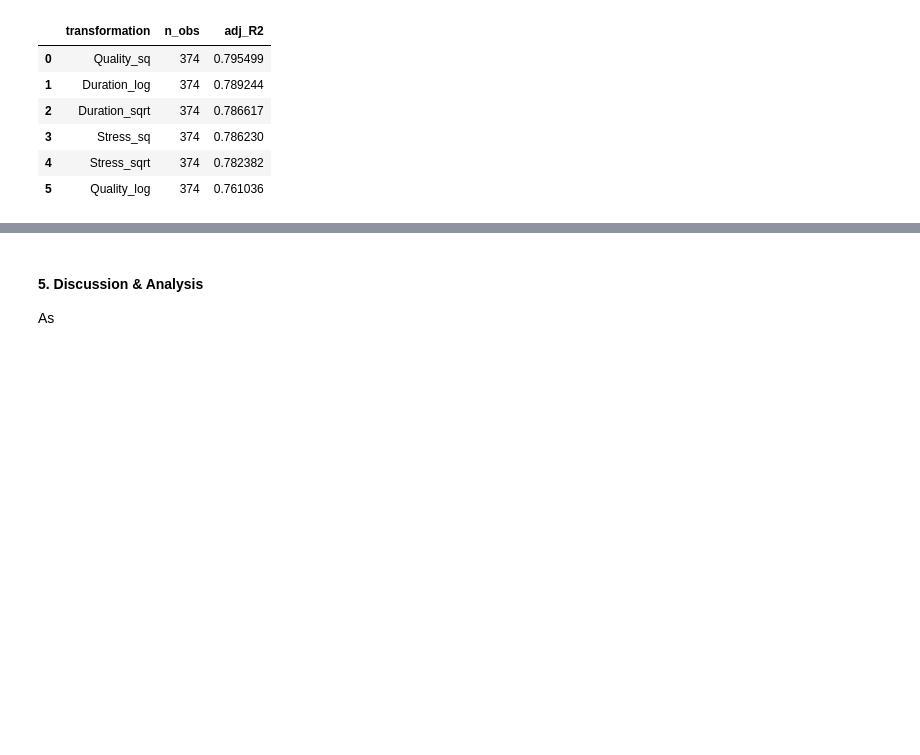
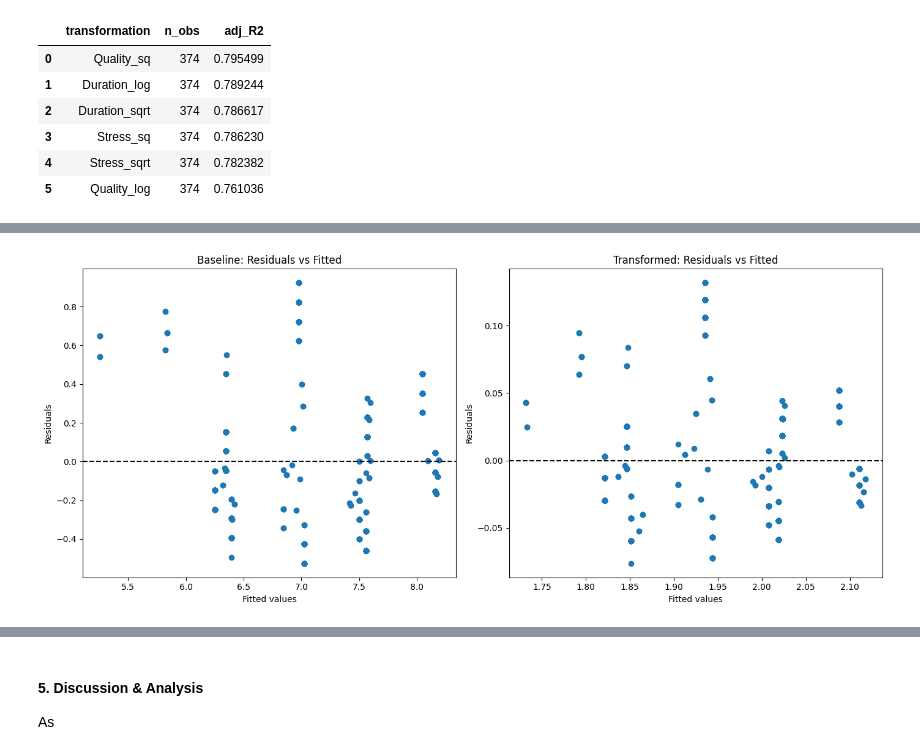
Before and after one commit to RaihanArvi/Math_360_Assignment_3, a Jupyter notebook: assignment3.ipynb, the cells around one changed output, grey strips where cells are left out. Drawn from its saved outputs; the diff is of its cells as text; code cells hidden in the pictures; blank space fills up the shorter version.

```diff
--- a/assignment3.ipynb
+++ b/assignment3.ipynb
@@ -102,0 +87,9 @@ strong multicollinearity or other numerical problems.
+# %%
+# baseline model
+X_baseline = sm.add_constant(df[["Physical_Activity","Stress","Quality"]])
+Y_baseline = df["Duration"]
+
+model_baseline = sm.OLS(Y_baseline, X_baseline).fit()
+print("Baseline Model:")
+print(model_baseline.summary())
+print(f"Adjusted R^2 (baseline): {model_baseline.rsquared_adj:.5f}")
@@ -192,0 +206,14 @@ Adjusted R^2: 0.79715
+# %%
+# transformed model
+
+df["Stress_sq"] = df["Stress"]**2
+df["Quality_sq"] = df["Quality"]**2
+df["log_Duration"] = np.log(df["Duration"])
+
+X_transform = sm.add_constant(df[["Physical_Activity","Stress_sq","Quality_sq"]])
+Y_transform = df["log_Duration"]
+
+model_trans = sm.OLS(Y_transform, X_transform).fit()
+print("Transformed Model:")
+print(model_trans.summary())
+print(f"Adjusted R^2 (transformed): {model_trans.rsquared_adj:.5f}")
@@ -192,0 +238,23 @@ Adjusted R^2: 0.79715
+# %%
+fig, axes = plt.subplots(1, 2, figsize=(14,6))
+
+# baseline
+ax0 = axes[0]
+ax0.scatter(model_baseline.fittedvalues, model_baseline.resid)
+ax0.axhline(y = 0, color = 'k', linestyle = '--')
+ax0.set_xlabel("Fitted values")
+ax0.set_ylabel("Residuals")
+ax0.set_title("Baseline: Residuals vs Fitted")
+
+# transformed
+ax1 = axes[1]
+ax1.scatter(model_trans.fittedvalues, model_trans.resid)
+ax1.axhline(y = 0, color = 'k', linestyle = '--')
+ax1.set_xlabel("Fitted values")
+ax1.set_ylabel("Residuals")
+ax1.set_title("Transformed: Residuals vs Fitted")
+
+plt.tight_layout()
+plt.show()
+# %% [output]
+[figure, added]
```
Also changed, not shown: parts of 11 cells of this notebook.
